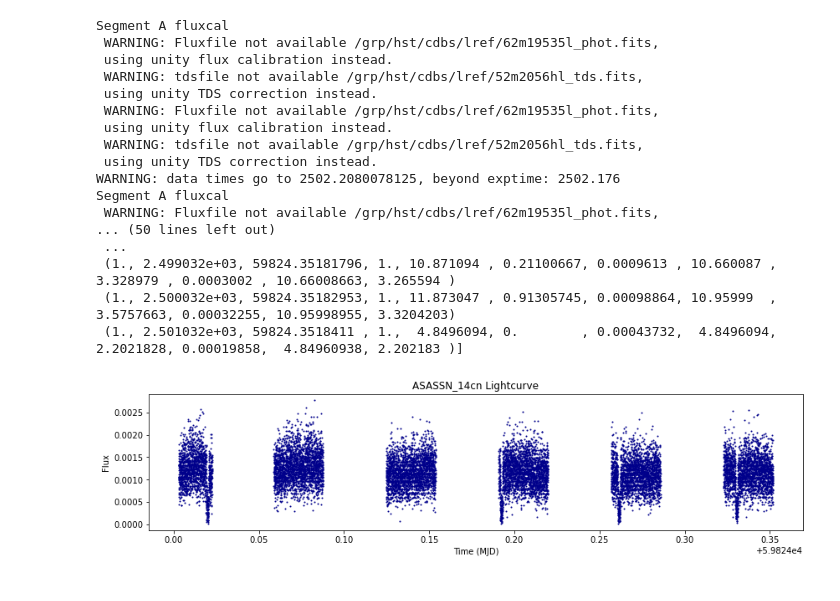
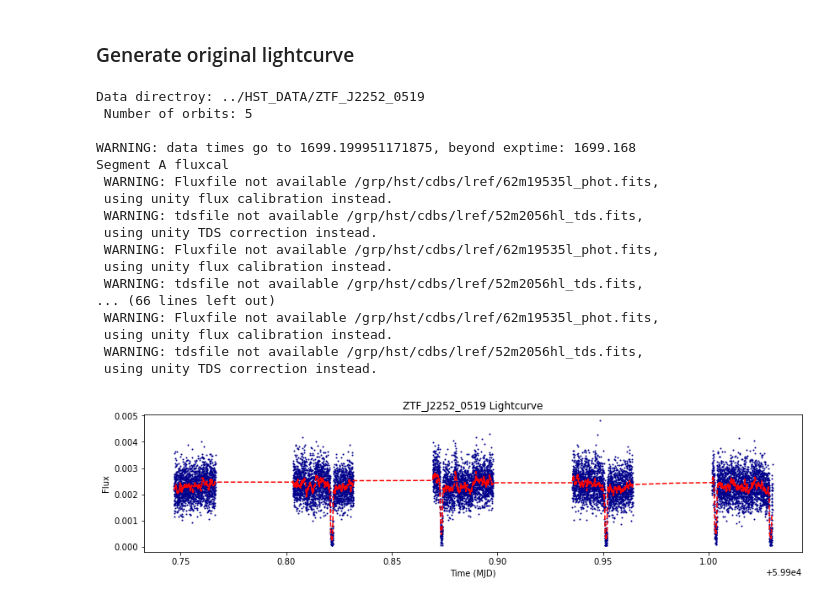
Before and after one commit to weitianyu11/AMCVns, a Jupyter notebook: lightcurve.ipynb, the cells around one changed output. Saved outputs shown, nothing was run; the diff lists cells and outputs as text; code cells hidden in the pictures.

```diff
--- a/lightcurve.ipynb
+++ b/lightcurve.ipynb
@@ -14,22 +27,26 @@ os.environ['lref'] = '/grp/hst/cdbs/lref/'
 # =============
 
 # Select object
-object_name = 'ASASSN_14cn'
+object_name = 'ZTF_J2252_0519'
 '''
 Select from:
 1. YZ_LMi
 2. ASASSN_14mv
 3. GP_Com
 4. ASASSN_14cn
+5. ZTF_J2252_0519
 '''
 data_path = '../HST_DATA/'+object_name+'/'
-lc1 = lightcurve.read(data_path+'leqk40dxq_corrtag_a.fits')
-print(lc1)
+
 
 '''
+lc1 = lightcurve.read(data_path+'leqk41vnq_corrtag_a.fits')
+print(lc1)
 # Print every line
 print(lc1.colnames)
 for i, k in enumerate(lc1):
     print (i,k['mjd'], k['flux'], k['flux_error'])
 '''
+#corrtag = Table.read(data_path+'leqk41vnq_corrtag_a.fits')
+#corrtag
 # %% [output]
@@ -103,47 +54,54 @@ Table length=1695
+# %% [markdown]
+### Generate original lightcurve
 # %%
 # ===================
 # Generate Lightcurve
 # ===================
-
 plt.figure(figsize=(14, 3))
 
-data_path = '../HST_DATA/'+object_name+'/'
-lc1 = lightcurve.read(data_path+'leqk40dxq_corrtag_a.fits')
-lc2 = lightcurve.read(data_path+'leqk40dzq_corrtag_a.fits')
-lc3 = lightcurve.read(data_path+'leqk40e1q_corrtag_a.fits')
-lc4 = lightcurve.read(data_path+'leqk40e3q_corrtag_a.fits')
-lc5 = lightcurve.read(data_path+'leqk40edq_corrtag_a.fits')
-lc6 = lightcurve.read(data_path+'leqk40enq_corrtag_a.fits')
+data_dir = Path('../HST_DATA/'+object_name+'/')
+corrtag_files = sorted(glob.glob(str(data_dir/'*corrtag*.fits')))
+print('Data directroy:', data_dir, '\n',
+      'Number of orbits:', len(corrtag_files), '\n')
 
-lc_concat = np.concatenate((lc1, lc2, lc3, lc4, lc5, lc6))
+lc_concat = lightcurve.read(corrtag_files[0])
+print(lc_concat)
+for i in range(len(corrtag_files)-1):
+    print(corrtag_files[i+1])
+    lc = lightcurve.read(corrtag_files[i+1])
+    lc_concat = np.concatenate((lc_concat, lc))
 # Getting rid of empty lines
 lc_concat = lc_concat[np.where(lc_concat['flux'] > 0)]
-print(lc_concat)
 
-plt.plot(lc_concat['mjd'], lc_concat['flux'],
-         '.', color='darkblue', markersize=2)
-#plt.xlim(1100,1800)
-#plt.ylim(-2e-15, 1e-14)
+# Computing Running Median
+win = 50
+lc_df = pd.DataFrame(lc_concat)
+lc_median = lc_df.rolling(window=win).median()
+lc_median = lc_median[win:]
+
+plt.plot(lc_concat['mjd'], lc_concat['flux'], '.', c='darkblue', ms=2)
+plt.plot(lc_median['mjd'], lc_median['flux'], c='r', ls='--')
+#plt.xlim(59824.019674-1e-4, 59824.019674+1e-4)
 plt.xlabel('Time (MJD)')
 plt.ylabel('Flux')
 plt.title(object_name+' Lightcurve')
 plt.show()
 # %% [output]
+Data directroy: ../HST_DATA/ZTF_J2252_0519
+ Number of orbits: 5
+
+WARNING: data times go to 1699.199951171875, beyond exptime: 1699.168
 Segment A fluxcal
  WARNING: Fluxfile not available /grp/hst/cdbs/lref/62m19535l_phot.fits,
  using unity flux calibration instead.
  WARNING: tdsfile not available /grp/hst/cdbs/lref/52m2056hl_tds.fits,
  using unity TDS correction instead.
  WARNING: Fluxfile not available /grp/hst/cdbs/lref/62m19535l_phot.fits,
  using unity flux calibration instead.
  WARNING: tdsfile not available /grp/hst/cdbs/lref/52m2056hl_tds.fits,
+... (66 lines left out)
+ WARNING: Fluxfile not available /grp/hst/cdbs/lref/62m19535l_phot.fits,
+ using unity flux calibration instead.
+ WARNING: tdsfile not available /grp/hst/cdbs/lref/52m2056hl_tds.fits,
  using unity TDS correction instead.
-WARNING: data times go to 2502.2080078125, beyond exptime: 2502.176
-Segment A fluxcal
- WARNING: Fluxfile not available /grp/hst/cdbs/lref/62m19535l_phot.fits,
-... (50 lines left out)
- ...
- (1., 2.499032e+03, 59824.35181796, 1., 10.871094 , 0.21100667, 0.0009613 , 10.660087 , 3.328979 , 0.0003002 , 10.66008663, 3.265594 )
- (1., 2.500032e+03, 59824.35182953, 1., 11.873047 , 0.91305745, 0.00098864, 10.95999  , 3.5757663, 0.00032255, 10.95998955, 3.3204203)
- (1., 2.501032e+03, 59824.3518411 , 1.,  4.8496094, 0.        , 0.00043732,  4.8496094, 2.2021828, 0.00019858,  4.84960938, 2.202183 )]
-[figure, old version]
+[figure, new version]
```
Also changed, not shown: parts of 22 cells of this notebook.
